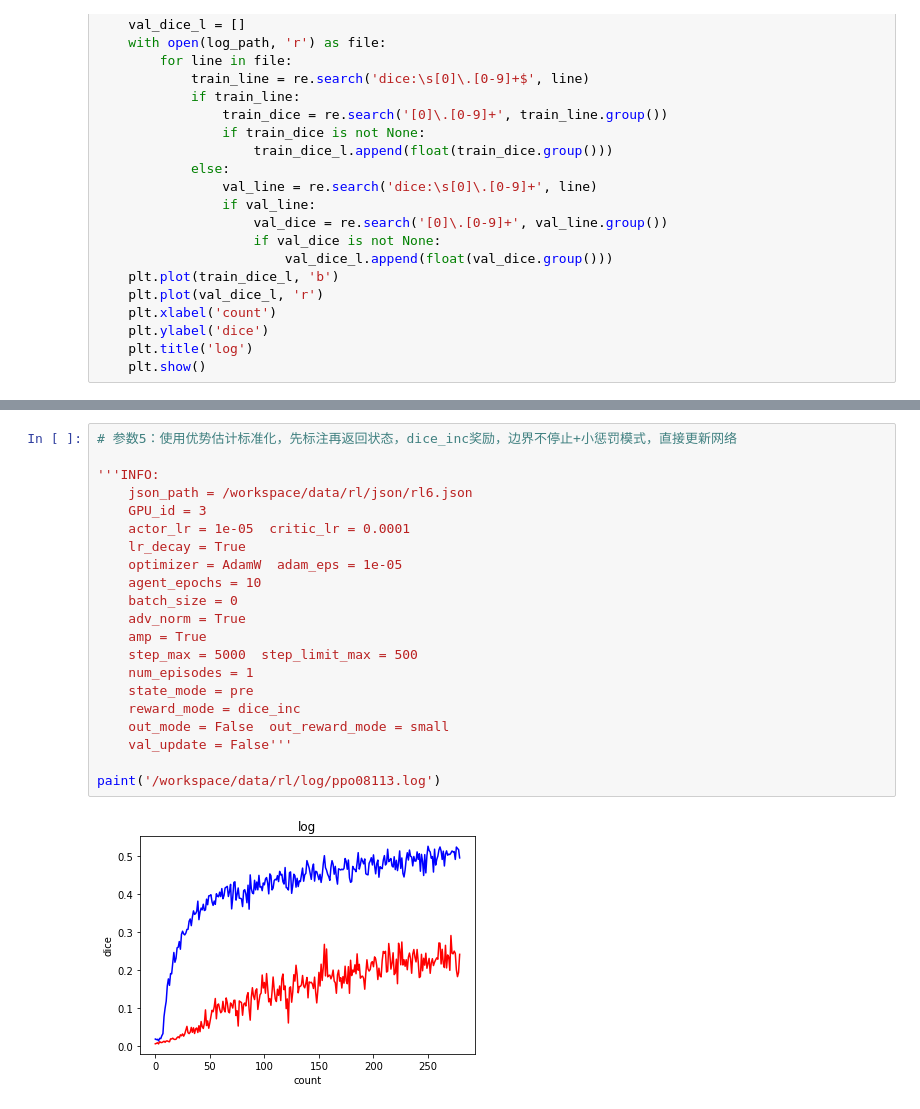
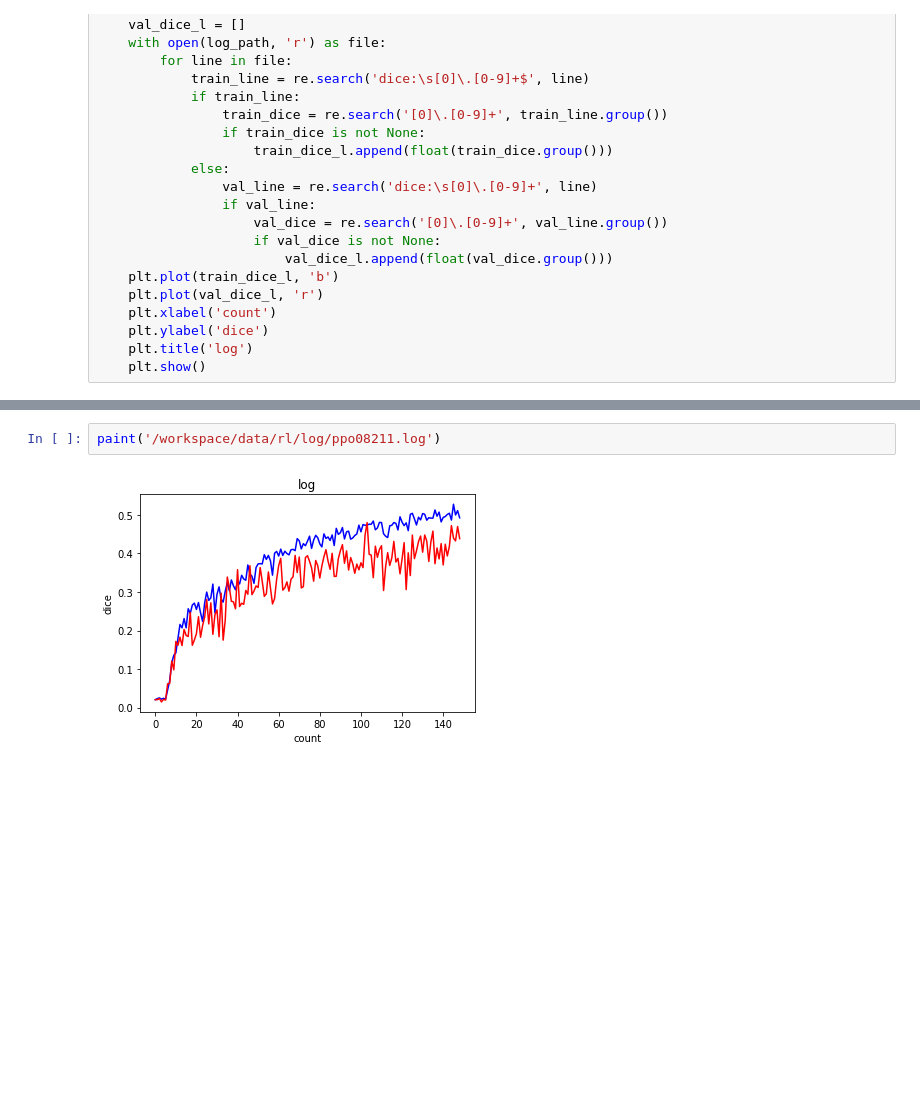
Before and after one commit to yhlujz/rl, a Jupyter notebook: rl.ipynb, the cells around one changed output, grey strips where cells are left out. Cells and saved outputs as stored; diff of their text form; blank space fills up the shorter version.

```diff
--- a/rl.ipynb
+++ b/rl.ipynb
@@ -802,23 +722,4 @@ paint('/workspace/data/rl/log/ppo08112.log')
-# %%
-# 参数5：使用优势估计标准化，先标注再返回状态，dice_inc奖励，边界不停止+小惩罚模式，直接更新网络
-
-'''INFO:
-    json_path = /workspace/data/rl/json/rl6.json
-    GPU_id = 3
-    actor_lr = 1e-05  critic_lr = 0.0001
-    lr_decay = True
-    optimizer = AdamW  adam_eps = 1e-05
-    agent_epochs = 10
-    batch_size = 0
-    adv_norm = True
-    amp = True
-    step_max = 5000  step_limit_max = 500
-    num_episodes = 1
-    state_mode = pre
-    reward_mode = dice_inc
-    out_mode = False  out_reward_mode = small
-    val_update = False'''
-
-paint('/workspace/data/rl/log/ppo08113.log')
-# %% [output]
-[figure, removed]
+# %%
+paint('/workspace/data/rl/log/ppo08211.log')
+# %% [output]
+[figure, added]
```
Also changed, not shown: parts of 10 cells of this notebook, 3 other files.
